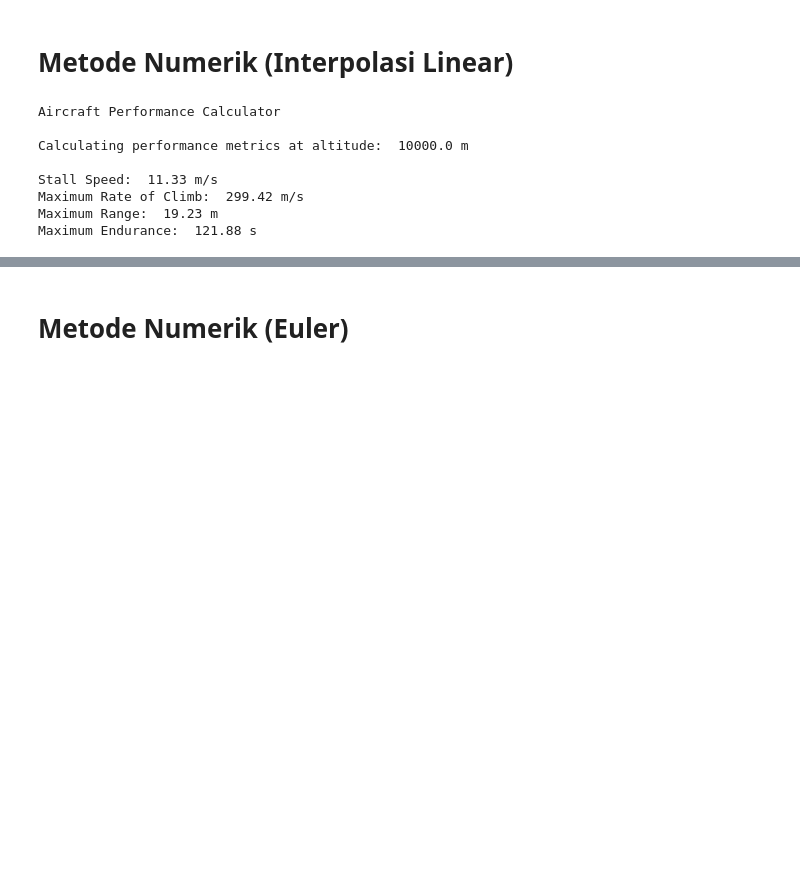
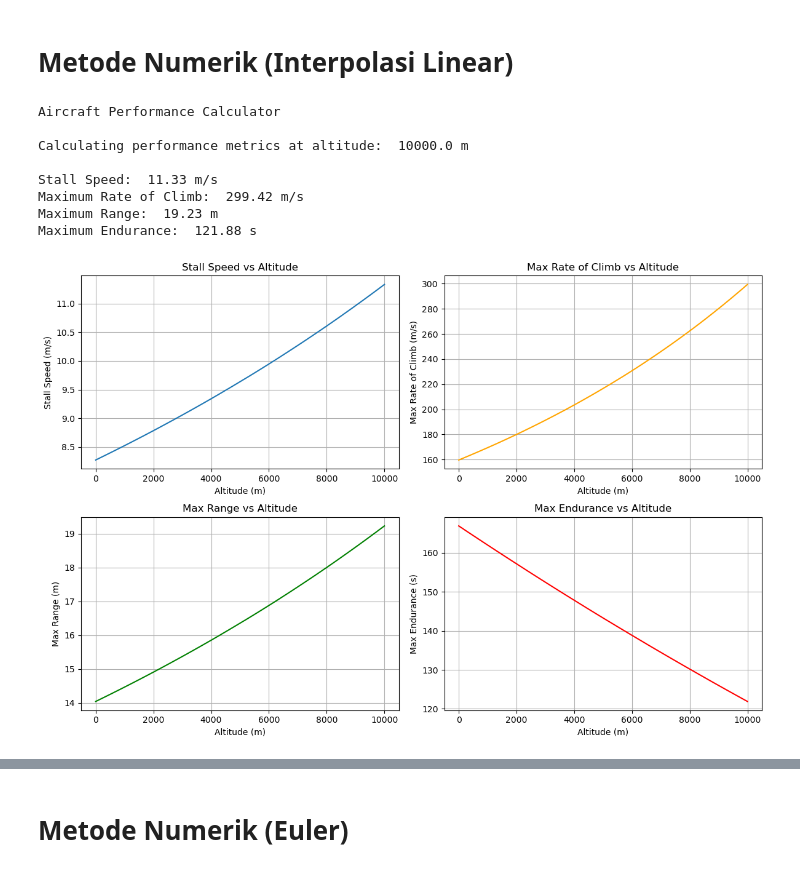
Before and after one commit to rsydadi/Python, a Jupyter notebook: Semester 4/Komputasi Fisika/Project/pesawat.ipynb, the cells around one changed output, grey strips where cells are left out. Cells and saved outputs as stored; diff of their text form; code cells hidden in the pictures; blank space fills up the shorter version.

```diff
--- a/Semester 4/Komputasi Fisika/Project/pesawat.ipynb
+++ b/Semester 4/Komputasi Fisika/Project/pesawat.ipynb
@@ -106,6 +106,7 @@ Program tersebut adalah sebuah kalkulator performa pesawat yang memungkinkan pen
 # %%
 import math
 import numpy as np
+import matplotlib.pyplot as plt
 
 class AircraftPerformance:
     def __init__(self, isa_deviation=0):
@@ -156,40 +157,97 @@ class AircraftPerformance:
         max_endurance = (2 * math.sqrt(self.cl_max / self.C_D0)) * math.sqrt(rho / self.K) * math.sqrt(self.weight / self.P_max_sea_level)
         return max_endurance
 
+    def calculate_metrics(self, altitude):
+        return {
+            "stall_speed": self.stall_speed(altitude),
+            "max_rate_of_climb": self.max_rate_of_climb(altitude),
+            "max_range": self.max_range(altitude),
+            "max_endurance": self.max_endurance(altitude),
+        }
+
     def user_interface(self):
         print("Aircraft Performance Calculator")  # Menampilkan judul kalkulator
 
         altitude = float(input("Enter the altitude (m): "))  # Meminta pengguna memasukkan ketinggian dalam meter
 
         print("\nCalculating performance metrics at altitude: ", altitude, "m\n")
-        print("Stall Speed: ", round(self.stall_speed(altitude), 2), "m/s")  # Menampilkan kecepatan stall dalam m/s
-        print("Maximum Rate of Climb: ", round(self.max_rate_of_climb(altitude), 2), "m/s")  # Menampilkan laju pendakian maksimum dalam m/s
-        print("Maximum Range: ", round(self.max_range(altitude), 2), "m")  # Menampilkan jarak maksimum dalam meter
-        print("Maximum Endurance: ", round(self.max_endurance(altitude), 2), "s")  # Menampilkan daya tahan maksimum dalam detik
+        metrics = self.calculate_metrics(altitude)
+        print("Stall Speed: ", round(metrics["stall_speed"], 2), "m/s")  # Menampilkan kecepatan stall dalam m/s
+        print("Maximum Rate of Climb: ", round(metrics["max_rate_of_climb"], 2), "m/s")  # Menampilkan laju pendakian maksimum dalam m/s
+        print("Maximum Range: ", round(metrics["max_range"], 2), "m")  # Menampilkan jarak maksimum dalam meter
+        print("Maximum Endurance: ", round(metrics["max_endurance"], 2), "s")  # Menampilkan daya tahan maksimum dalam detik
+
+    def plot_performance(self):
+        altitudes = np.linspace(0, 10000, 100)  # Buat array ketinggian dari 0 hingga 10000 meter
+        stall_speeds = []
+        max_rate_of_climbs = []
+        max_ranges = []
+        max_endurances = []
+
+        for altitude in altitudes:
+            metrics = self.calculate_metrics(altitude)
+            stall_speeds.append(metrics["stall_speed"])
+            max_rate_of_climbs.append(metrics["max_rate_of_climb"])
+            max_ranges.append(metrics["max_range"])
+            max_endurances.append(metrics["max_endurance"])
+
+        plt.figure(figsize=(12, 8))
+        plt.subplot(2, 2, 1)
+        plt.plot(altitudes, stall_speeds, label='Stall Speed')
+        plt.xlabel('Altitude (m)')
+        plt.ylabel('Stall Speed (m/s)')
+        plt.title('Stall Speed vs Altitude')
+        plt.grid(True)
+
+        plt.subplot(2, 2, 2)
+        plt.plot(altitudes, max_rate_of_climbs, label='Max Rate of Climb', color='orange')
+        plt.xlabel('Altitude (m)')
+        plt.ylabel('Max Rate of Climb (m/s)')
+        plt.title('Max Rate of Climb vs Altitude')
+        plt.grid(True)
+
+        plt.subplot(2, 2, 3)
+        plt.plot(altitudes, max_ranges, label='Max Range', color='green')
+        plt.xlabel('Altitude (m)')
+        plt.ylabel('Max Range (m)')
+        plt.title('Max Range vs Altitude')
+        plt.grid(True)
+
+        plt.subplot(2, 2, 4)
+        plt.plot(altitudes, max_endurances, label='Max Endurance', color='red')
+        plt.xlabel('Altitude (m)')
+        plt.ylabel('Max Endurance (s)')
+        plt.title('Max Endurance vs Altitude')
+        plt.grid(True)
+
+        plt.tight_layout()
+        plt.show()
 
 class_data = {
     'weight': 1019,  # Berat pesawat dalam kg
     'S': 16.2,  # Luas sayap pesawat dalam m²
     'cl_max': 1.5,  # Koefisien lift maksimum
     'P_max_sea_level': 224,  # Daya maksimum mesin pada permukaan laut dalam kW
     'C_D0': 0.03,  # Koefisien drag nol-lift
     'K': 0.04  # Faktor efisiensi induksi
 }
 
 if __name__ == "__main__":
     aircraft = AircraftPerformance()  # Membuat objek dari kelas AircraftPerformance
 
     # Mengatur setiap properti dari class_data ke objek aircraft
     for key, value in class_data.items():
         setattr(aircraft, key, value)
 
     aircraft.user_interface()  # Memanggil metode user_interface untuk menjalankan program
+    aircraft.plot_performance()  # Menampilkan plot performa pesawat
 # %% [output]
 Aircraft Performance Calculator
 
 Calculating performance metrics at altitude:  10000.0 m
 
 Stall Speed:  11.33 m/s
 Maximum Rate of Climb:  299.42 m/s
 Maximum Range:  19.23 m
 Maximum Endurance:  121.88 s
+[figure, added]
```
Also changed, not shown: parts of 1 cell of this notebook.
